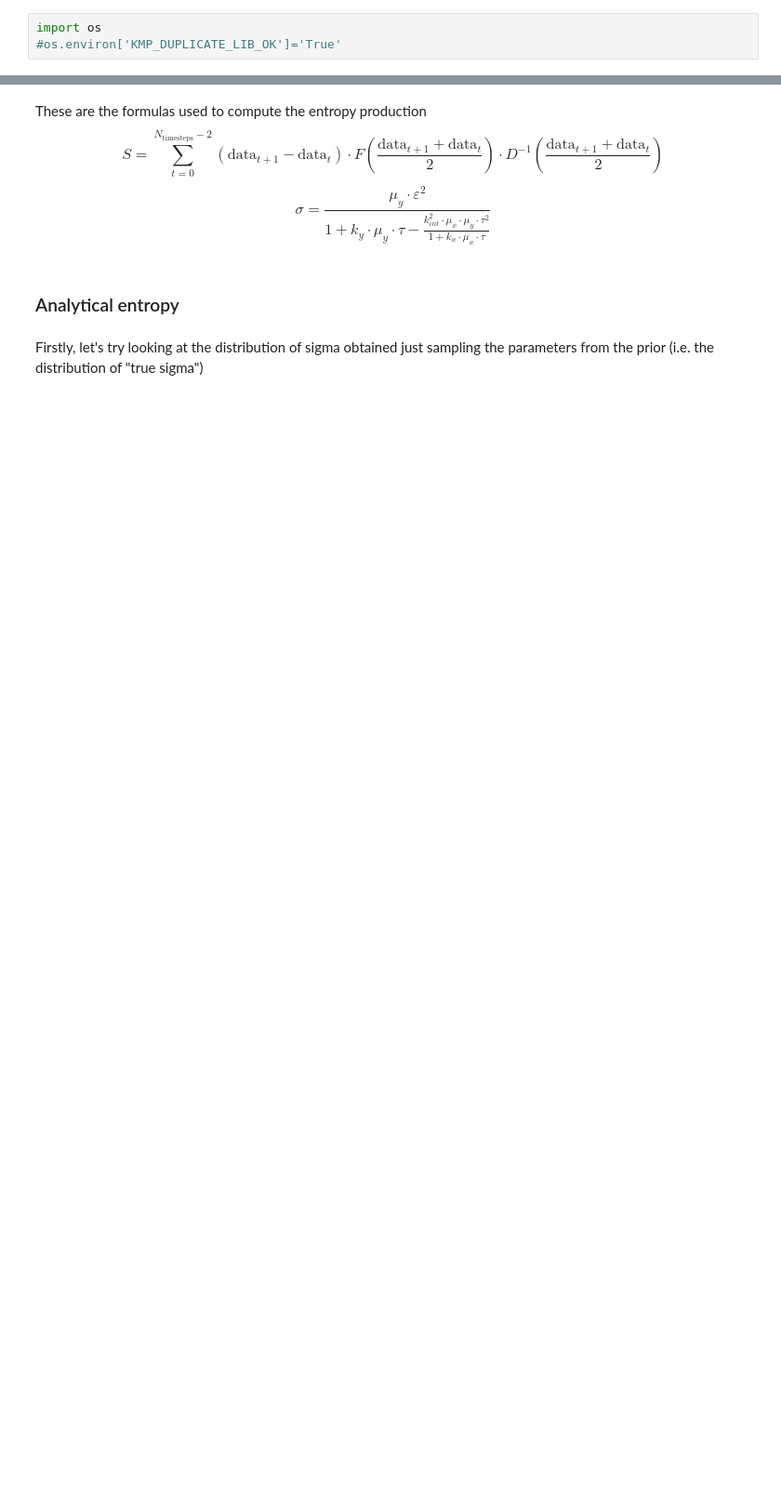
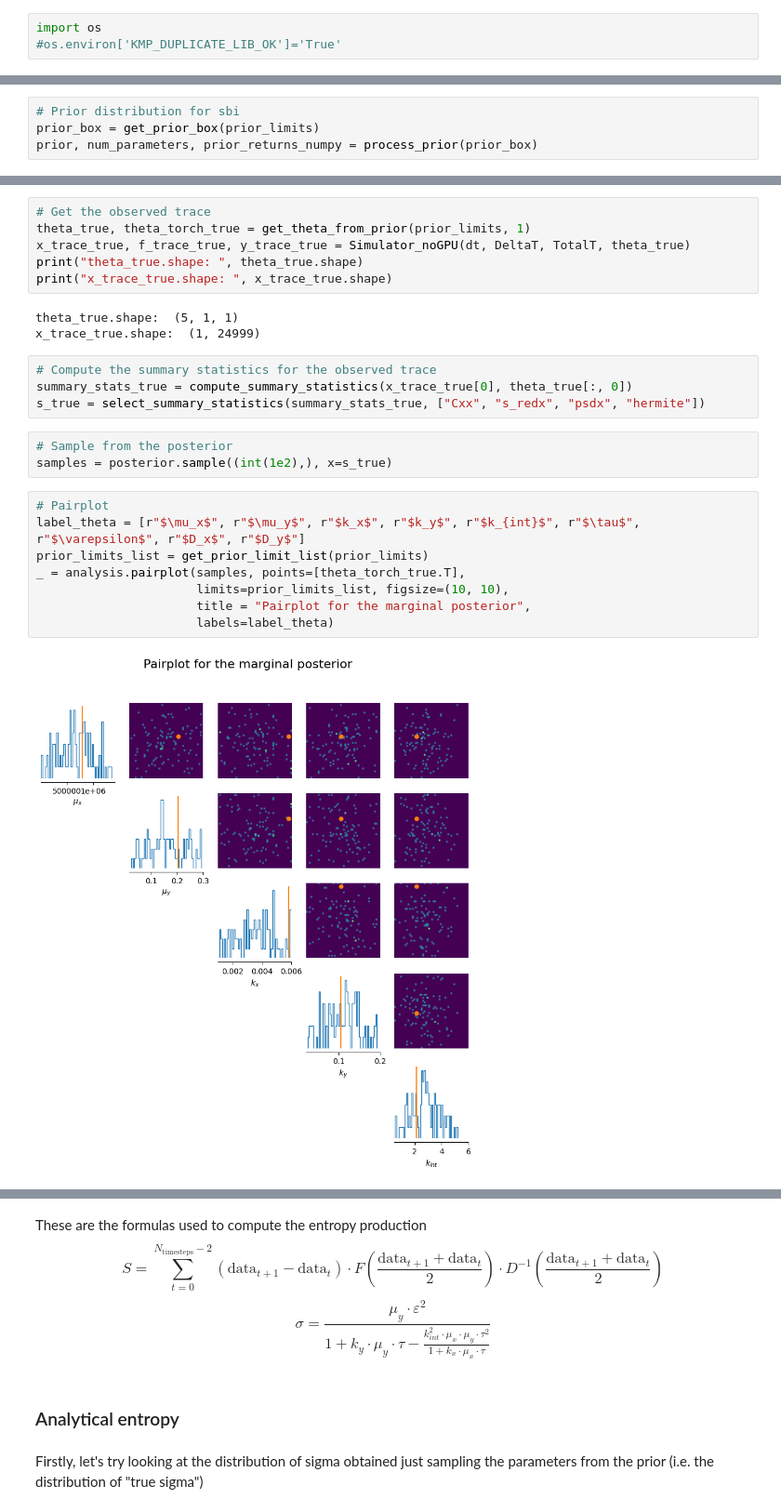
Before and after one commit to jacopocarotenuto/SBI_RedBloodCells, a Jupyter notebook: results.ipynb, the cells around one changed output, grey strips where cells are left out. Shown at 93% size. Drawn from its saved outputs; the diff is of its cells as text; blank space fills up the shorter version.

```diff
--- a/results.ipynb
+++ b/results.ipynb
@@ -308,0 +105,4 @@ _ = analysis.pairplot(samples, points=[theta_true],
+# %%
+# Prior distribution for sbi
+prior_box = get_prior_box(prior_limits)
+prior, num_parameters, prior_returns_numpy = process_prior(prior_box)
@@ -308,0 +121,26 @@ _ = analysis.pairplot(samples, points=[theta_true],
+# %%
+# Get the observed trace
+theta_true, theta_torch_true = get_theta_from_prior(prior_limits, 1)
+x_trace_true, f_trace_true, y_trace_true = Simulator_noGPU(dt, DeltaT, TotalT, theta_true)
+print("theta_true.shape: ", theta_true.shape)
+print("x_trace_true.shape: ", x_trace_true.shape)
+# %% [output]
+theta_true.shape:  (5, 1, 1)
+x_trace_true.shape:  (1, 24999)
+# %%
+# Compute the summary statistics for the observed trace
+summary_stats_true = compute_summary_statistics(x_trace_true[0], theta_true[:, 0])
+s_true = select_summary_statistics(summary_stats_true, ["Cxx", "s_redx", "psdx", "hermite"])
+# %%
+# Sample from the posterior
+samples = posterior.sample((int(1e2),), x=s_true)
+# %%
+# Pairplot
+label_theta = [r"$\mu_x$", r"$\mu_y$", r"$k_x$", r"$k_y$", r"$k_{int}$", r"$\tau$", r"$\varepsilon$", r"$D_x$", r"$D_y$"]
+prior_limits_list = get_prior_limit_list(prior_limits)
+_ = analysis.pairplot(samples, points=[theta_torch_true.T],
+                      limits=prior_limits_list, figsize=(10, 10),
+                      title = "Pairplot for the marginal posterior",
+                      labels=label_theta)
+# %% [output]
+[figure, added]
```
Also changed, not shown: parts of 59 cells of this notebook, 2 other files.
